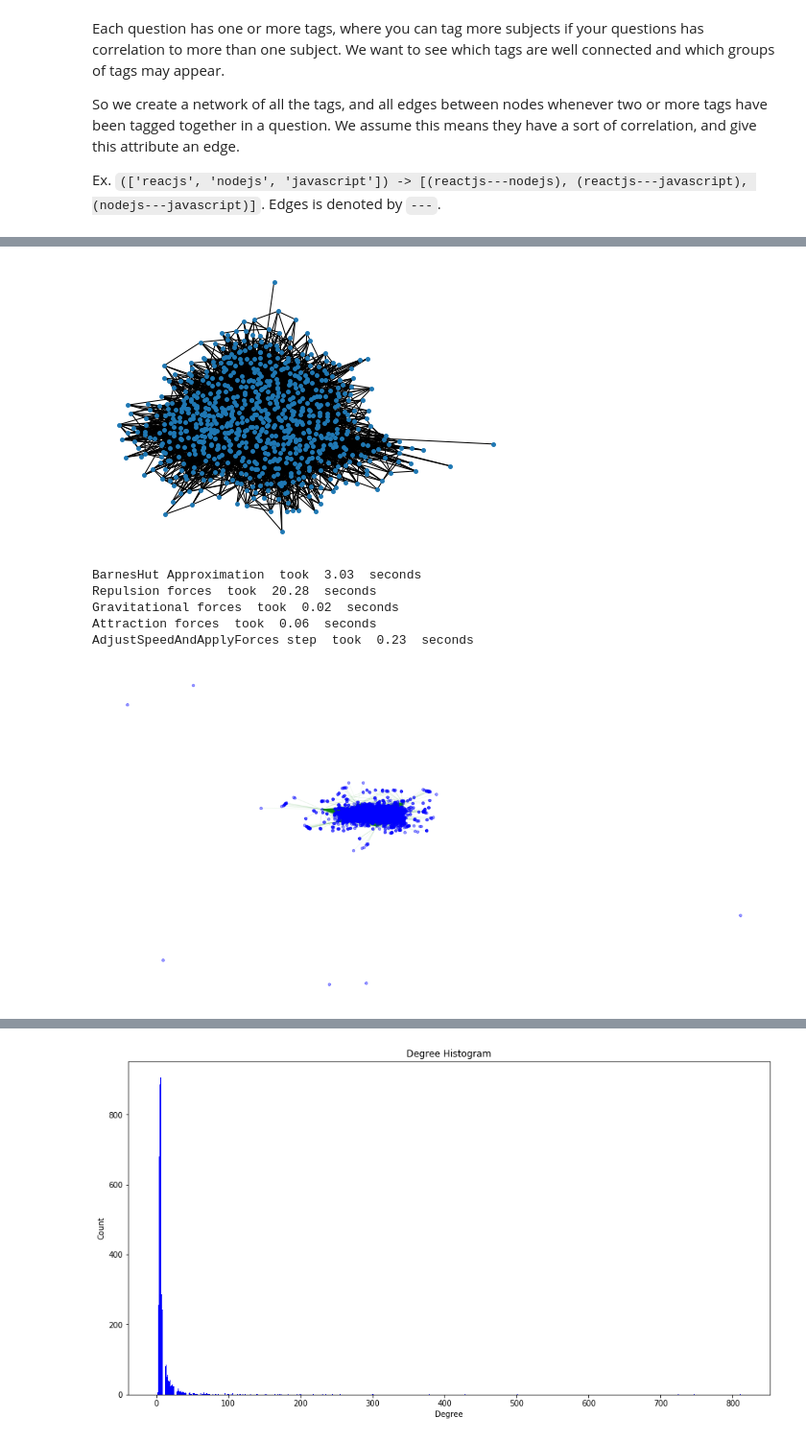
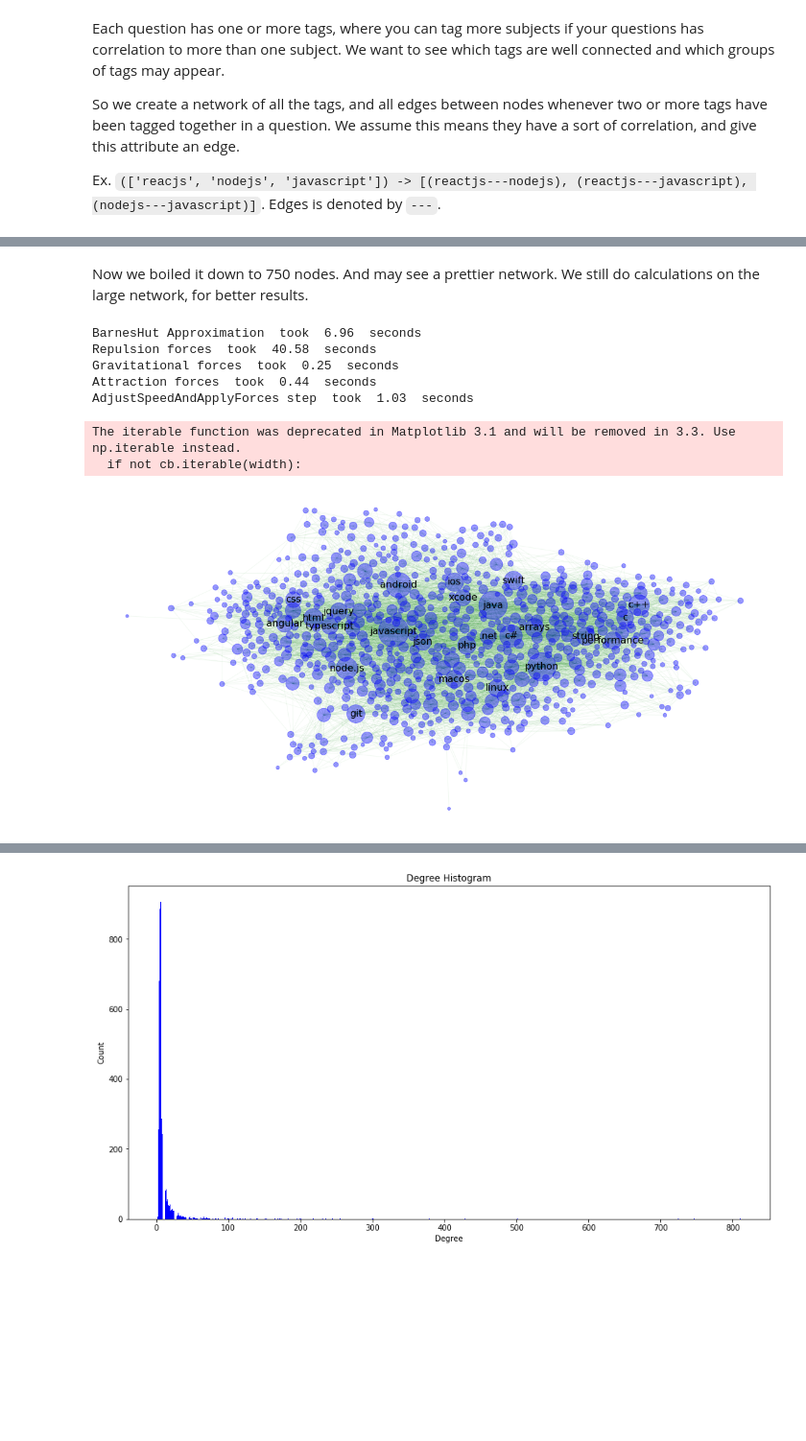
Before and after one commit to MadsVSChristensen/socialgraphs-project, a Jupyter notebook: Project assignment.ipynb, the cells around one changed output, grey strips where cells are left out. Shown at 96% size. Drawn from its saved outputs; the diff is of its cells as text; code cells hidden in the pictures; blank space fills up the shorter version.

```diff
--- a/Project assignment.ipynb
+++ b/Project assignment.ipynb
@@ -196,7 +196,7 @@ for json in jsons:
         # trimming of tags
         taglisthelper = [re.sub(r"(-)*(\d)+(\..)*","",tag) for tag in question['tags']]
         # remove duplicates
-        taglisthelper = list(dict.fromkeys(taglist))
+        taglisthelper = list(dict.fromkeys(taglisthelper))
         for tag in taglisthelper:
             for tag2 in taglisthelper:
                 network.add_edge(tag,tag2)
@@ -236,11 +276,15 @@ print(len(list(networkSmall.nodes)))
 # %%
+# Because we have to work on each questions tag-list, we have to use the saved jsons.
 for json in jsons:
     for question in json['items']:
+        # trimming of tags
         taglisthelper = [re.sub(r"(-)*(\d)+(\..)*","",tag) for tag in question['tags']]
+        # remove duplicates
+        taglisthelper = list(dict.fromkeys(taglisthelper))
         for tag in taglisthelper:
             if tag in multiTagDict:
                 for tag2 in taglisthelper:
                     if tag2 in multiTagDict:
                         networkSmall.add_edge(tag,tag2)
-print(len(networkSmall.edges))
+print("Number of edges: ", len(networkSmall.edges))
 # %% [output]
@@ -253,5 +292,3 @@ nx.draw(lcc, node_size=15)
-# %%
-lccSmall = max(nx.connected_component_subgraphs(networkSmall),key=len)
-nx.draw(lccSmall, node_size=15)
-# %% [output]
-[figure, removed]
+# %% [markdown]
+Now we boiled it down to 750 nodes. And may see a prettier network.
+We still do calculations on the large network, for better results.
@@ -258,36 +299,52 @@ nx.draw(lccSmall, node_size=15)
 # %%
 plt.figure(figsize=(20,10))
 
-forceatlas2 = ForceAtlas2(
+forceatlas2Small = ForceAtlas2(
                         # Behavior alternatives
-                        outboundAttractionDistribution=True,  # Dissuade hubs
+                        outboundAttractionDistribution=False,  # Dissuade hubs
                         linLogMode=False,  # NOT IMPLEMENTED
                         adjustSizes=False,  # Prevent overlap (NOT IMPLEMENTED)
                         edgeWeightInfluence=1.0,
 
                         # Performance
                         jitterTolerance=1.0,  # Tolerance
                         barnesHutOptimize=True,
                         barnesHutTheta=1.2,
                         multiThreaded=False,  # NOT IMPLEMENTED
 
                         # Tuning
                         scalingRatio=2.0,
-                        strongGravityMode=True,
-                        gravity=10.0,
+                        strongGravityMode=False,
+                        gravity=1.0,
 
                         # Log
                         verbose=True)
+# Degree dictionary
+degreeDict = dict(networkSmall.degree)
+# The 25 largest nodes based on degree (needed for labels)
+largestnodesSmall = dict(sorted(dict(networkSmall.degree()).items(), key=lambda item: item[1], reverse=True)[0:25])
+# Label dictionary
+nodelabelsSmall = {}
+for key, value in largestnodesSmall.items():
+    nodelabelsSmall[key] = key
 
-positions = forceatlas2.forceatlas2_networkx_layout(network, pos=None, iterations=100)
-nx.draw_networkx_nodes(network, positions, node_size=20, with_labels=False, node_color="blue", alpha=0.4)
-nx.draw_networkx_edges(network, positions, edge_color="green", alpha=0.05)
+# Positions on network
+positionsSmall = forceatlas2Small.forceatlas2_networkx_layout(networkSmall, pos=None, iterations=4000)
+# Draw nodes
+nx.draw_networkx_nodes(networkSmall, positionsSmall, node_size=[rescale(v,2,650,15,5000) for v in degreeDict.values()], with_labels=False, node_color="blue", alpha=0.4)
+# Draw edges
+nx.draw_networkx_edges(networkSmall, positionsSmall, edge_color="green", alpha=0.05)
+# Draw labels
+labels = nx.draw_networkx_labels(networkSmall, positionsSmall, labels=nodelabelsSmall, font_color='k', font_size=16, font_weight='normal')
+
 plt.axis('off')
 plt.show()
 # %% [output]
-BarnesHut Approximation  took  3.03  seconds
-Repulsion forces  took  20.28  seconds
-Gravitational forces  took  0.02  seconds
-Attraction forces  took  0.06  seconds
-AdjustSpeedAndApplyForces step  took  0.23  seconds
+BarnesHut Approximation  took  6.96  seconds
+Repulsion forces  took  40.58  seconds
+Gravitational forces  took  0.25  seconds
+Attraction forces  took  0.44  seconds
+AdjustSpeedAndApplyForces step  took  1.03  seconds
+The iterable function was deprecated in Matplotlib 3.1 and will be removed in 3.3. Use np.iterable instead.
+  if not cb.iterable(width):
-[figure, old version]
+[figure, new version]
```
Also changed, not shown: parts of 24 cells of this notebook, 1 other file.
